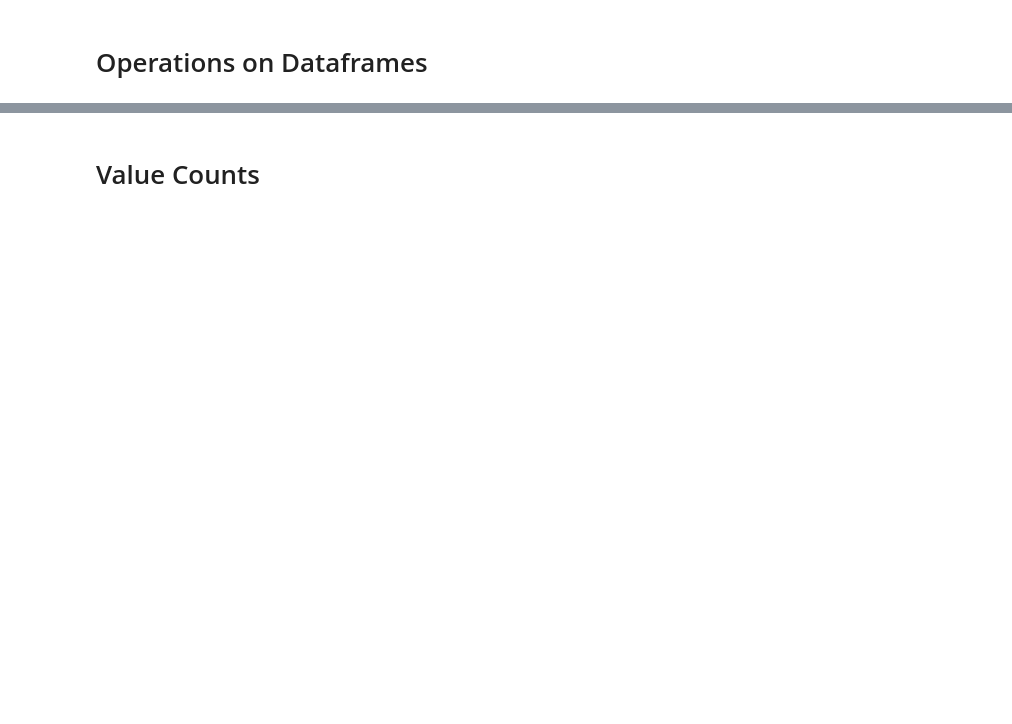
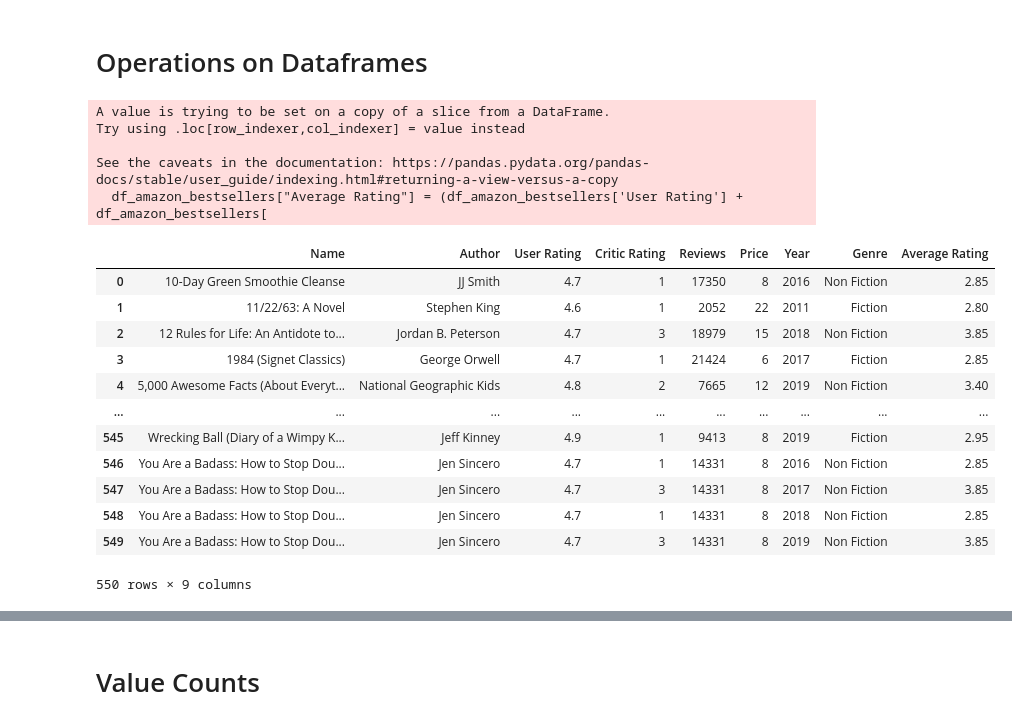
Before and after one commit to Stan-is-the-man/Data_science_bootcamp_2023, a Jupyter notebook: Introduction+to+Pandas-Exercise.ipynb, the cells around one changed output, grey strips where cells are left out. Drawn from its saved outputs; the diff is of its cells as text; code cells hidden in the pictures; blank space fills up the shorter version.

```diff
--- a/Introduction+to+Pandas-Exercise.ipynb
+++ b/Introduction+to+Pandas-Exercise.ipynb
@@ -143,5 +144,27 @@ df_amazon_bestsellers.head()
 # Operations on Dataframes
 # %%
 # create a column named "Average Rating" by using the following formula: Average Rating = (User Rating + Critic Rating)/2
+df_amazon_bestsellers["Average Rating"] = (df_amazon_bestsellers['User Rating'] + df_amazon_bestsellers[
+    'Critic Rating']) / 2
+df_amazon_bestsellers
+# %% [output]
+A value is trying to be set on a copy of a slice from a DataFrame.
+Try using .loc[row_indexer,col_indexer] = value instead
+
+See the caveats in the documentation: https://pandas.pydata.org/pandas-docs/stable/user_guide/indexing.html#returning-a-view-versus-a-copy
+  df_amazon_bestsellers["Average Rating"] = (df_amazon_bestsellers['User Rating'] + df_amazon_bestsellers[
+|  | Name | Author | User Rating | Critic Rating | Reviews | Price | Year | Genre | Average Rating |
+| 0 | 10-Day Green Smoothie Cleanse | JJ Smith | 4.7 | 1 | 17350 | 8 | 2016 | Non Fiction | 2.85 |
+| 1 | 11/22/63: A Novel | Stephen King | 4.6 | 1 | 2052 | 22 | 2011 | Fiction | 2.80 |
+| 2 | 12 Rules for Life: An Antidote to... | Jordan B. Peterson | 4.7 | 3 | 18979 | 15 | 2018 | Non Fiction | 3.85 |
+| 3 | 1984 (Signet Classics) | George Orwell | 4.7 | 1 | 21424 | 6 | 2017 | Fiction | 2.85 |
+| 4 | 5,000 Awesome Facts (About Everyt... | National Geographic Kids | 4.8 | 2 | 7665 | 12 | 2019 | Non Fiction | 3.40 |
+| ... | ... | ... | ... | ... | ... | ... | ... | ... | ... |
+| 545 | Wrecking Ball (Diary of a Wimpy K... | Jeff Kinney | 4.9 | 1 | 9413 | 8 | 2019 | Fiction | 2.95 |
+| 546 | You Are a Badass: How to Stop Dou... | Jen Sincero | 4.7 | 1 | 14331 | 8 | 2016 | Non Fiction | 2.85 |
+| 547 | You Are a Badass: How to Stop Dou... | Jen Sincero | 4.7 | 3 | 14331 | 8 | 2017 | Non Fiction | 3.85 |
+| 548 | You Are a Badass: How to Stop Dou... | Jen Sincero | 4.7 | 1 | 14331 | 8 | 2018 | Non Fiction | 2.85 |
+| 549 | You Are a Badass: How to Stop Dou... | Jen Sincero | 4.7 | 3 | 14331 | 8 | 2019 | Non Fiction | 3.85 |
+550 rows × 9 columns
 # %%
 # use the round function to round the values of the dataframe to 1 decimal and update the dataframe
```
Also changed, not shown: parts of 10 cells of this notebook.
